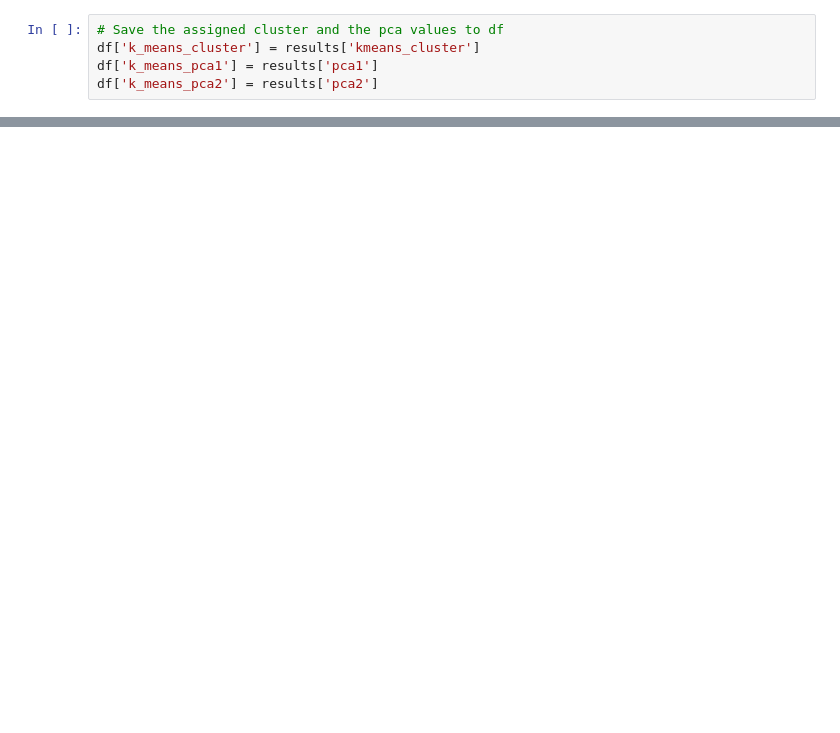
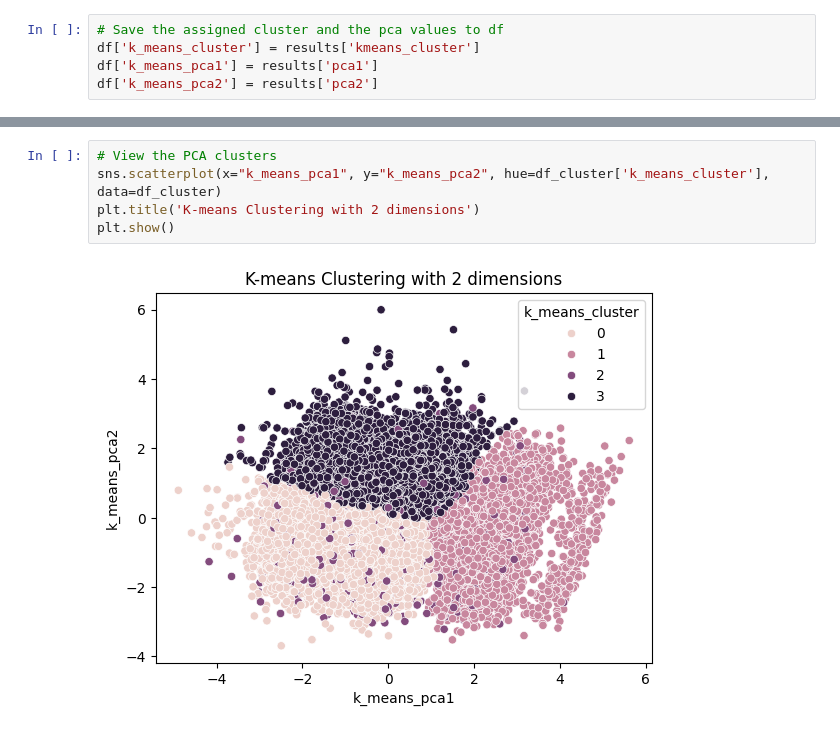
Before and after one commit to chrismca13/CFB_draft_propensity, a Jupyter notebook: notebooks/UnsupervisedLearning/KMeans.ipynb, the cells around one changed output, grey strips where cells are left out. Cells and saved outputs as stored; diff of their text form; blank space fills up the shorter version.

```diff
--- a/notebooks/UnsupervisedLearning/KMeans.ipynb
+++ b/notebooks/UnsupervisedLearning/KMeans.ipynb
@@ -217,0 +243,7 @@ df.to_csv('../../data/k_means_clustering_dataset.csv')
+# %%
+# View the PCA clusters
+sns.scatterplot(x="k_means_pca1", y="k_means_pca2", hue=df_cluster['k_means_cluster'], data=df_cluster)
+plt.title('K-means Clustering with 2 dimensions')
+plt.show()
+# %% [output]
+[figure, added]
```
Also changed, not shown: parts of 16 cells of this notebook, 1 other file.
